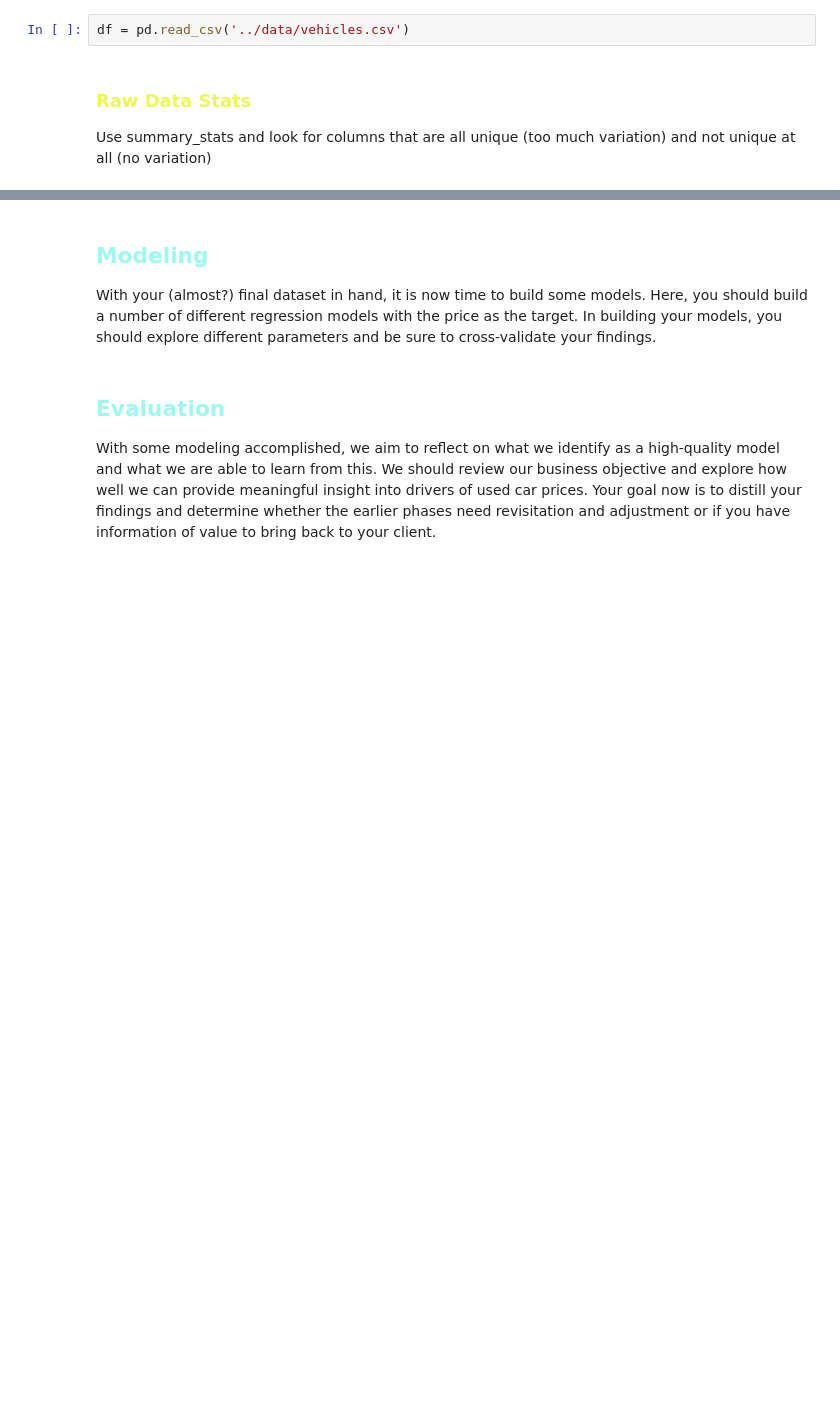
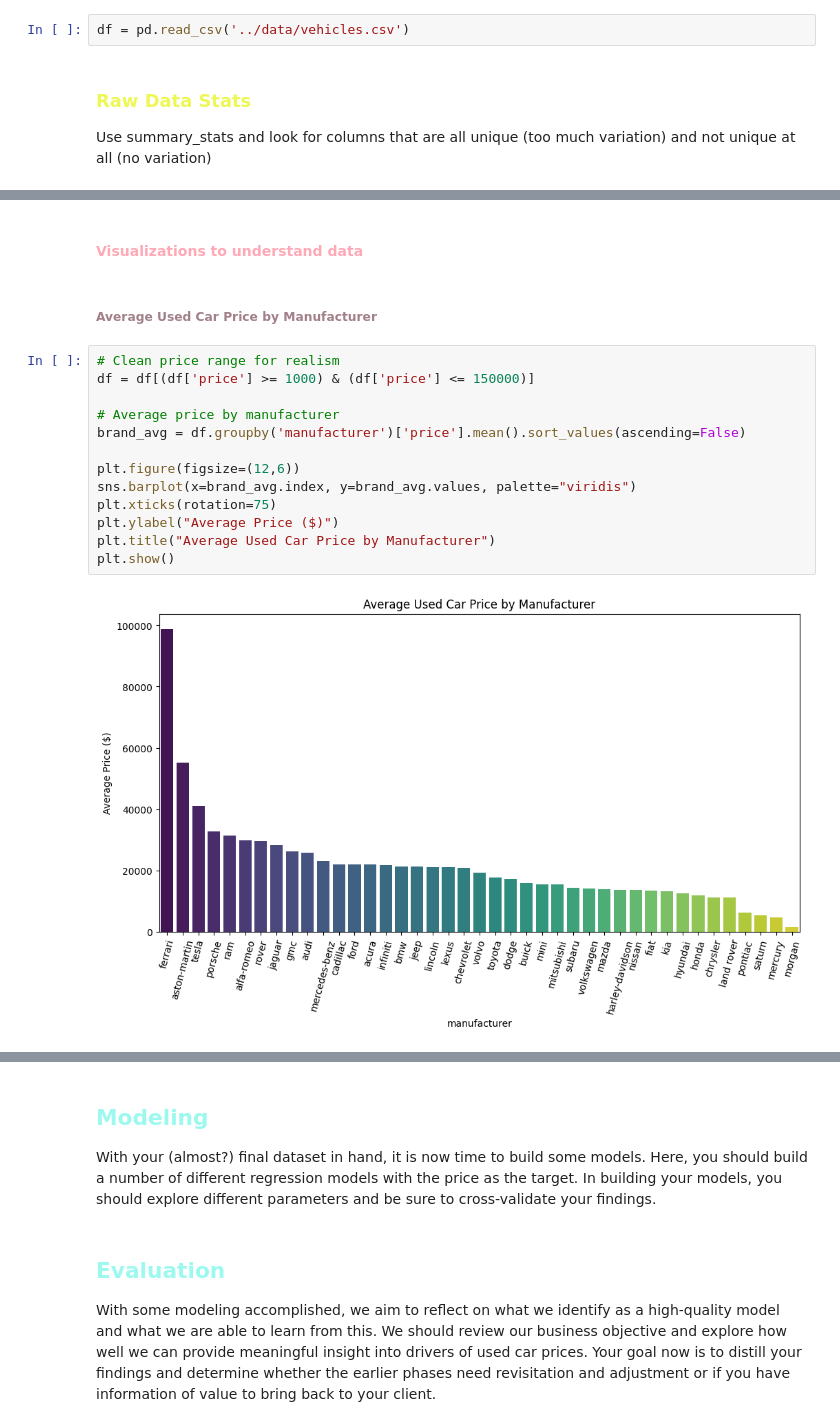
Before and after one commit to cryoraj/UsedCarPricePrediction, a Jupyter notebook: notebooks/WhatDrivesCarPrice.ipynb, the cells around one changed output, grey strips where cells are left out. Cells and saved outputs as stored; diff of their text form; blank space fills up the shorter version.

```diff
--- a/notebooks/WhatDrivesCarPrice.ipynb
+++ b/notebooks/WhatDrivesCarPrice.ipynb
@@ -138,0 +223,19 @@ summary_stats(df)
+# %% [markdown]
+#### <span style="color: #ffa8B6;"> Visualizations to understand data </span>
+# %% [markdown]
+##### <span style="color: #a28089;"> Average Used Car Price by Manufacturer </span>
+# %%
+# Clean price range for realism
+df = df[(df['price'] >= 1000) & (df['price'] <= 150000)]
+
+# Average price by manufacturer
+brand_avg = df.groupby('manufacturer')['price'].mean().sort_values(ascending=False)
+
+plt.figure(figsize=(12,6))
+sns.barplot(x=brand_avg.index, y=brand_avg.values, palette="viridis")
+plt.xticks(rotation=75)
+plt.ylabel("Average Price ($)")
+plt.title("Average Used Car Price by Manufacturer")
+plt.show()
+# %% [output]
+[figure, added]
```
Also changed, not shown: parts of 28 cells of this notebook, 1 other file.
